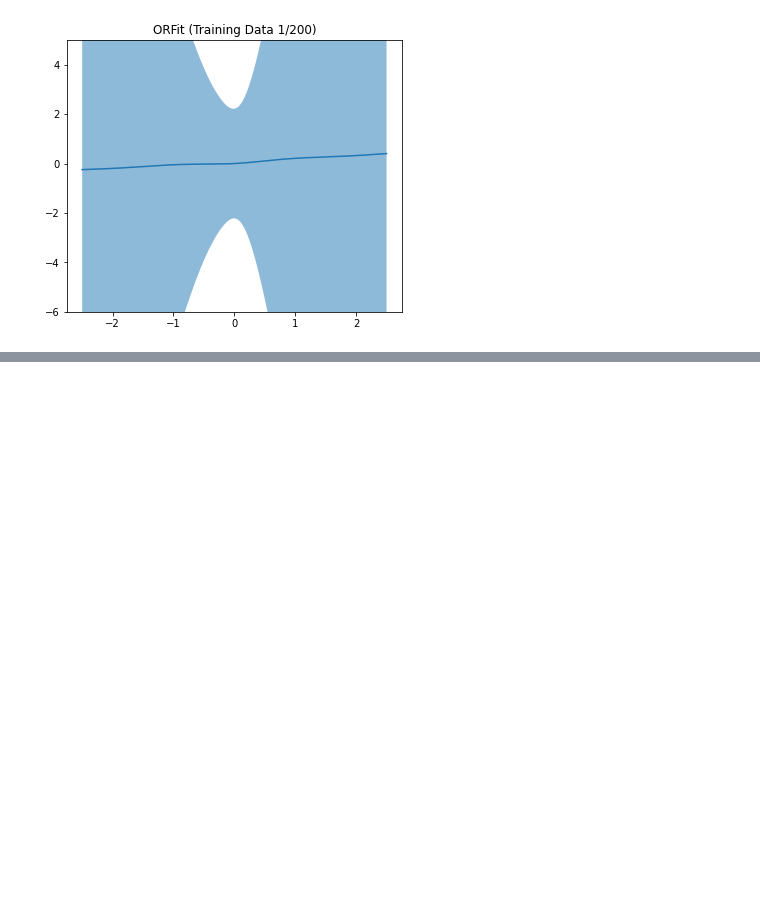
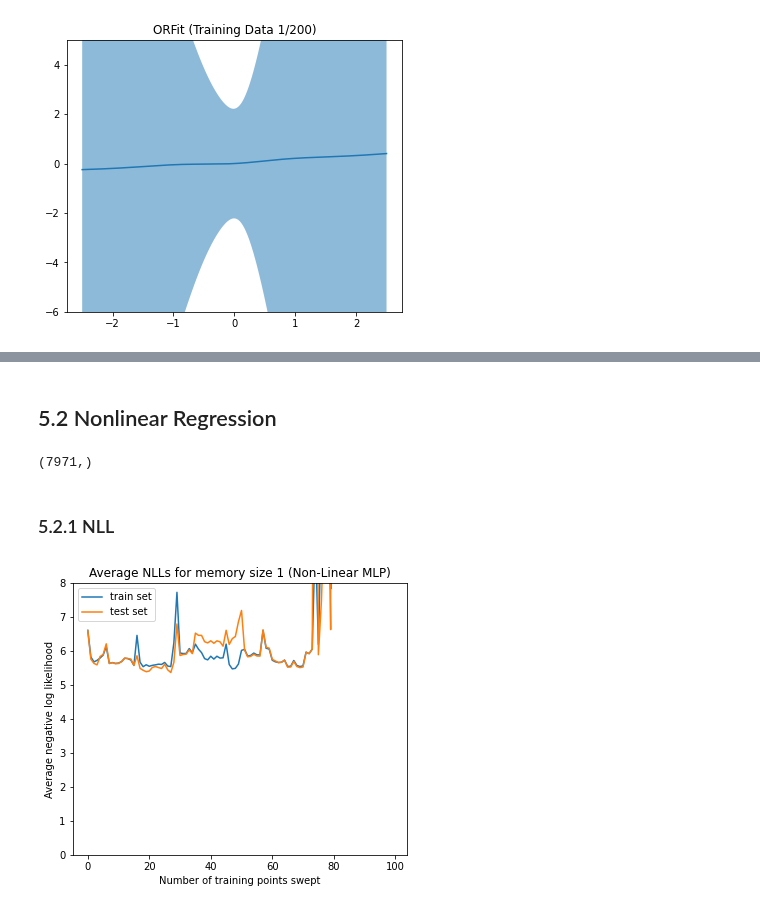
Before and after one commit to probml/dynamax, a Jupyter notebook: dynamax/rebayes/demos/orfit_1d_regression.ipynb, the cells around one changed output, grey strips where cells are left out. Drawn from its saved outputs; the diff is of its cells as text; code cells hidden in the pictures; blank space fills up the shorter version.

```diff
--- a/dynamax/rebayes/demos/orfit_1d_regression.ipynb
+++ b/dynamax/rebayes/demos/orfit_1d_regression.ipynb
@@ -578,0 +671,24 @@ HTML(anim9.to_html5_video())
+# %% [markdown]
+## 5.2 Nonlinear Regression
+# %%
+# Define the MLP model
+input_dim5, hidden_dims5, output_dim5 = 784, [10, 10,], 1
+model_dims5 = [input_dim5, *hidden_dims5, output_dim5]
+_, flat_params5, _, apply_fn5 = get_mlp_flattened_params(model_dims5)
+print(flat_params5.shape)
+# %% [output]
+(7971,)
+# %% [markdown]
+### 5.2.1 NLL
+# %%
+# Compute train and test average nlls
+train_nlls2, test_nlls2 = train_orfit_and_compute_avg_nll(
+    flat_params5, apply_fn5, X3_train, y3_train, X3_test, y3_test, n3_train
+)
+# %%
+animate_nlls2 = lambda i: animate_nlls_per_memory_size(train_nlls2, test_nlls2, 0.0, 8.0, i, 'Non-Linear')
+# %%
+fig, ax = plt.subplots(figsize=(6, 5))
+anim9 = animation.FuncAnimation(fig, animate_nlls2, frames=n3_train);
+# %% [output]
+[figure, added]
```
Also changed, not shown: parts of 20 cells of this notebook.
